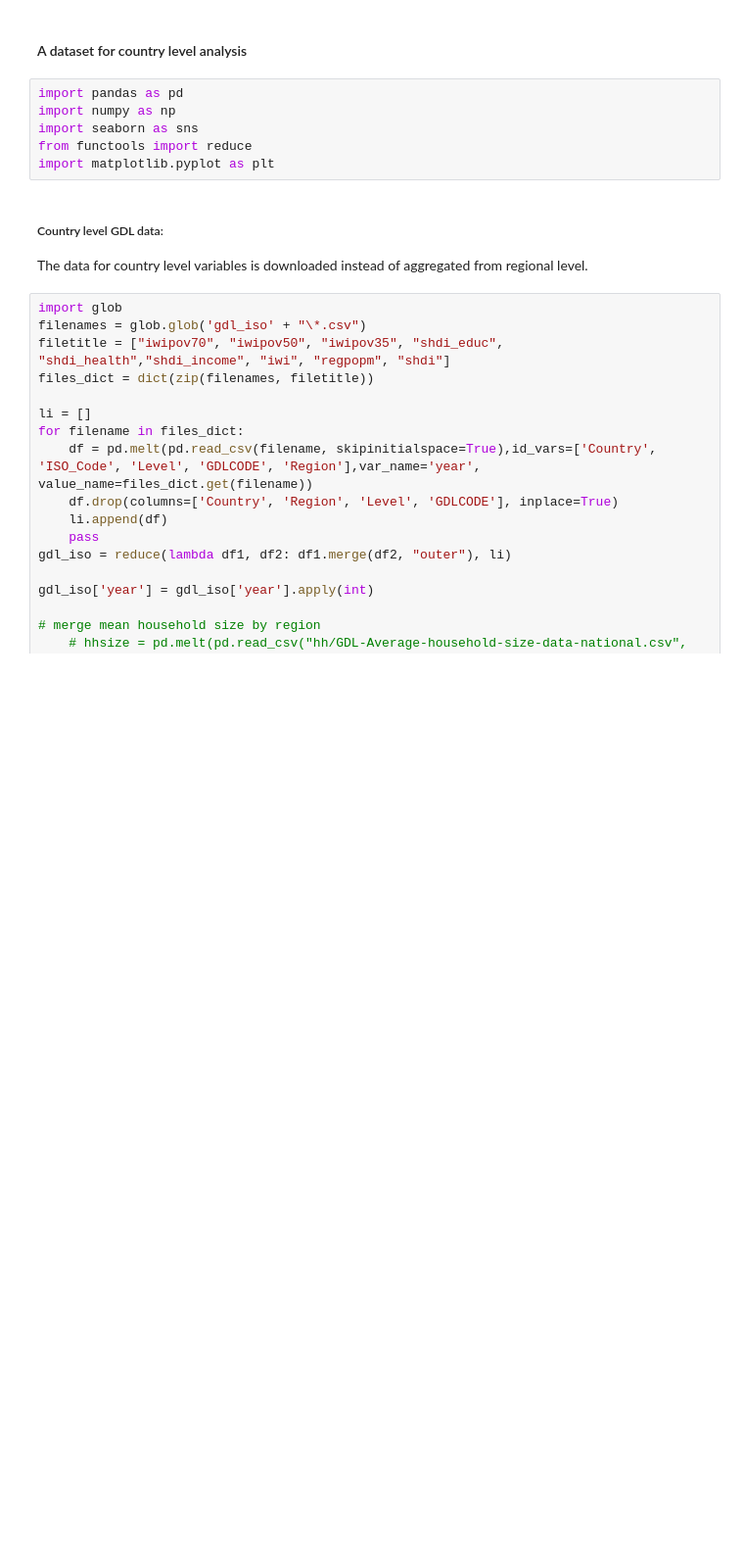
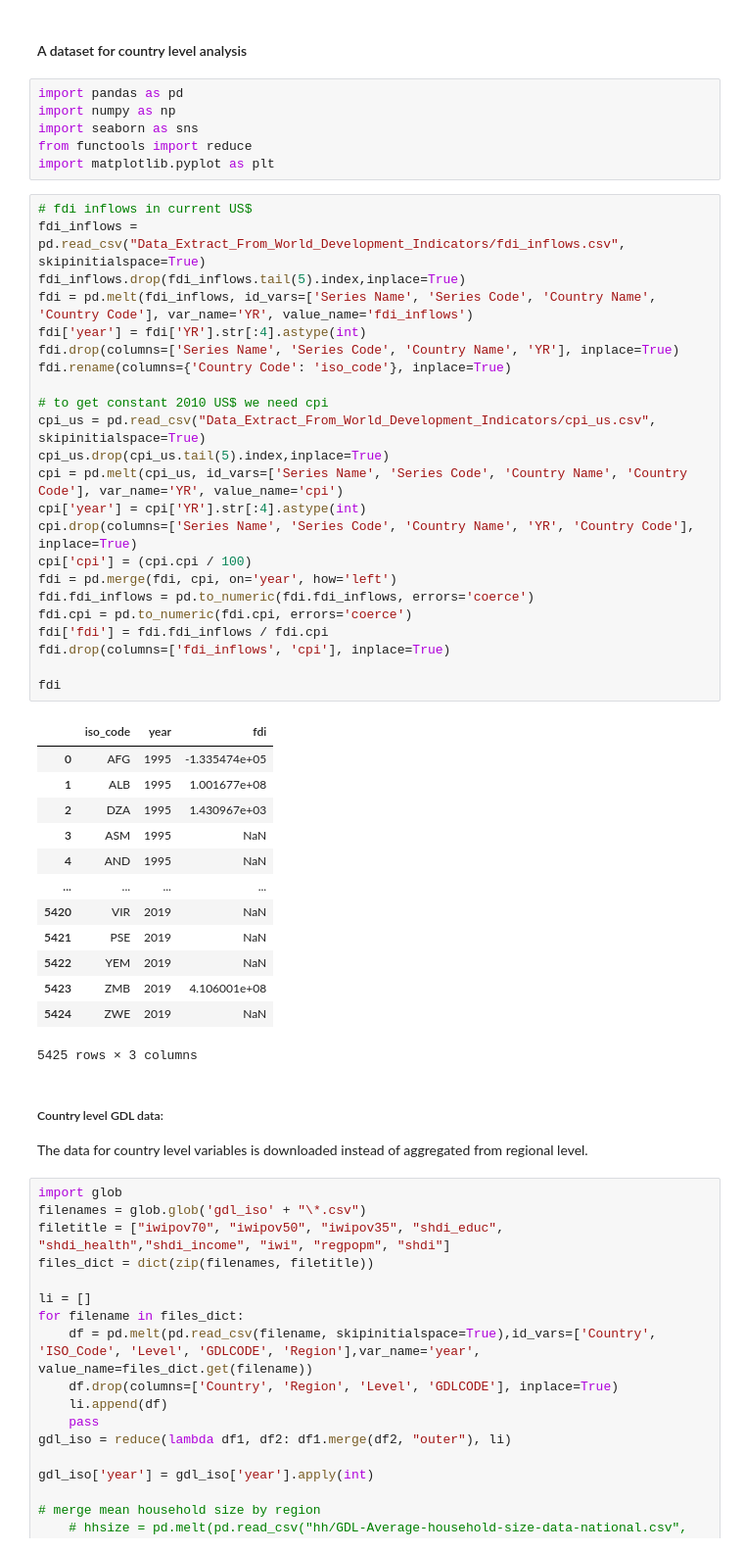
Before and after one commit to frankstevens1/china_devprojects_poverty, a Jupyter notebook: dataset_prep_iso.ipynb, the cells around one changed output. Shown at 98% size. Drawn from its saved outputs; the diff is of its cells as text; blank space fills up the shorter version.

```diff
--- a/dataset_prep_iso.ipynb
+++ b/dataset_prep_iso.ipynb
@@ -6,6 +6,43 @@ import numpy as np
 import seaborn as sns
 from functools import reduce
 import matplotlib.pyplot as plt
+# %%
+# fdi inflows in current US$
+fdi_inflows = pd.read_csv("Data_Extract_From_World_Development_Indicators/fdi_inflows.csv", skipinitialspace=True)
+fdi_inflows.drop(fdi_inflows.tail(5).index,inplace=True)
+fdi = pd.melt(fdi_inflows, id_vars=['Series Name', 'Series Code', 'Country Name', 'Country Code'], var_name='YR', value_name='fdi_inflows')
+fdi['year'] = fdi['YR'].str[:4].astype(int)
+fdi.drop(columns=['Series Name', 'Series Code', 'Country Name', 'YR'], inplace=True)
+fdi.rename(columns={'Country Code': 'iso_code'}, inplace=True)
+
+# to get constant 2010 US$ we need cpi
+cpi_us = pd.read_csv("Data_Extract_From_World_Development_Indicators/cpi_us.csv", skipinitialspace=True)
+cpi_us.drop(cpi_us.tail(5).index,inplace=True)
+cpi = pd.melt(cpi_us, id_vars=['Series Name', 'Series Code', 'Country Name', 'Country Code'], var_name='YR', value_name='cpi')
+cpi['year'] = cpi['YR'].str[:4].astype(int)
+cpi.drop(columns=['Series Name', 'Series Code', 'Country Name', 'YR', 'Country Code'], inplace=True)
+cpi['cpi'] = (cpi.cpi / 100)
+fdi = pd.merge(fdi, cpi, on='year', how='left')
+fdi.fdi_inflows = pd.to_numeric(fdi.fdi_inflows, errors='coerce')
+fdi.cpi = pd.to_numeric(fdi.cpi, errors='coerce')
+fdi['fdi'] = fdi.fdi_inflows / fdi.cpi
+fdi.drop(columns=['fdi_inflows', 'cpi'], inplace=True)
+
+fdi
+# %% [output]
+|  | iso_code | year | fdi |
+| 0 | AFG | 1995 | -1.335474e+05 |
+| 1 | ALB | 1995 | 1.001677e+08 |
+| 2 | DZA | 1995 | 1.430967e+03 |
+| 3 | ASM | 1995 | NaN |
+| 4 | AND | 1995 | NaN |
+| ... | ... | ... | ... |
+| 5420 | VIR | 2019 | NaN |
+| 5421 | PSE | 2019 | NaN |
+| 5422 | YEM | 2019 | NaN |
+| 5423 | ZMB | 2019 | 4.106001e+08 |
+| 5424 | ZWE | 2019 | NaN |
+5425 rows × 3 columns
 # %% [markdown]
 <h5>Country level GDL data:</h5>
 <p>The data for country level variables is downloaded instead of aggregated from regional level.</p>
```
Also changed, not shown: parts of 1 cell of this notebook, 32 other files.
